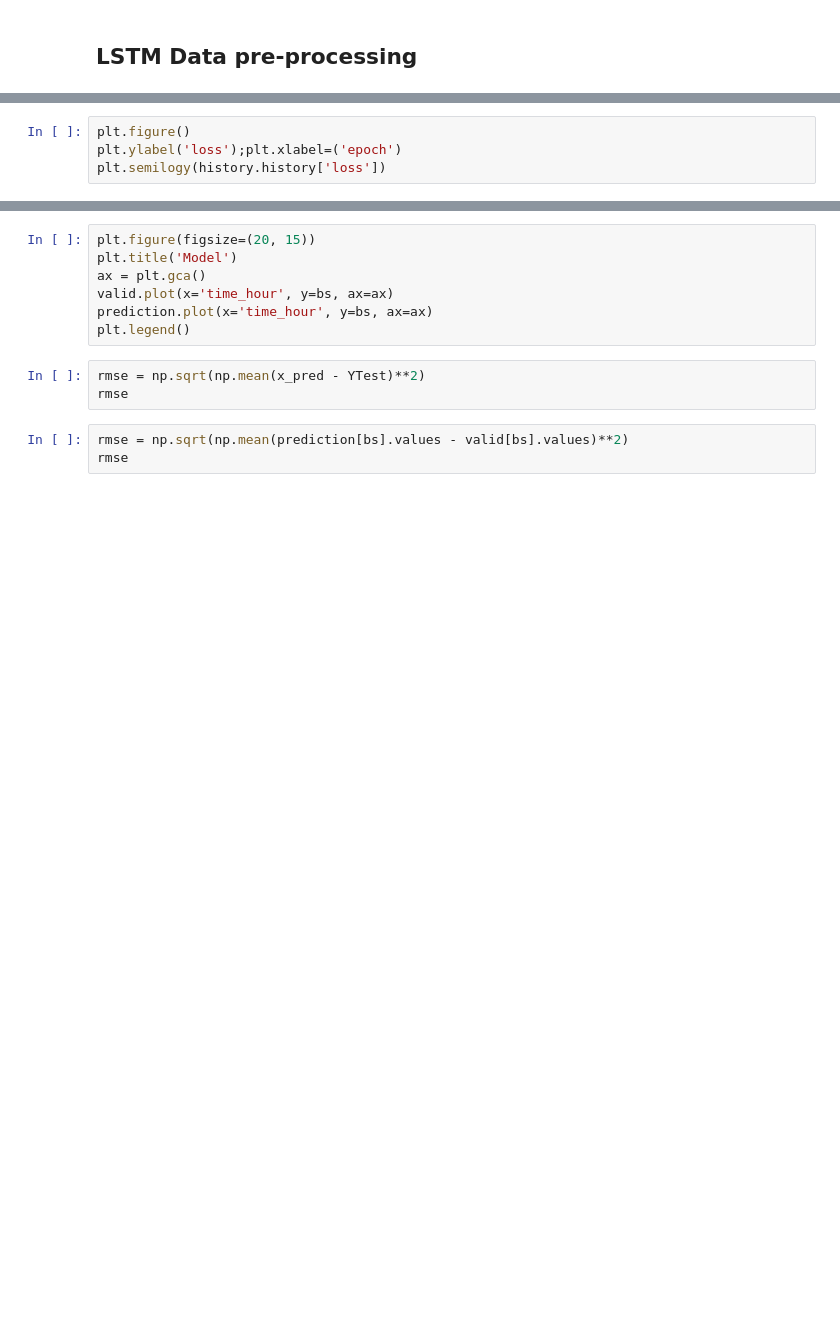
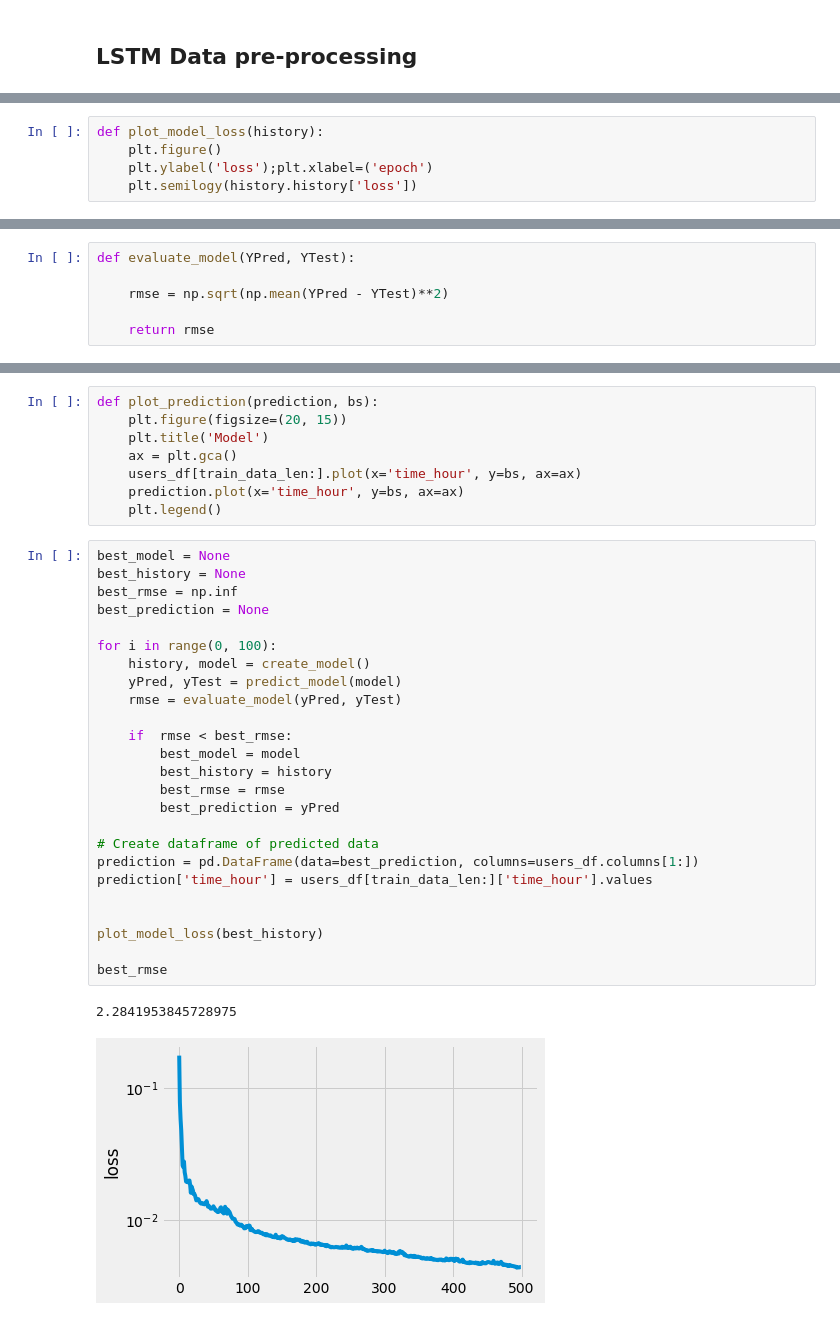
Before and after one commit to lucasBgabriel/traffic_forecasting, a Jupyter notebook: LSTM/LSTM Forecasting.ipynb, the cells around one changed output, grey strips where cells are left out. Drawn from its saved outputs; the diff is of its cells as text; blank space fills up the shorter version.

Commit message:
make 100 round to find the best model

```diff
--- a/LSTM/LSTM Forecasting.ipynb
+++ b/LSTM/LSTM Forecasting.ipynb
@@ -157,5 +113,6 @@ Epoch 206/500
 # %%
-plt.figure()
-plt.ylabel('loss');plt.xlabel=('epoch')
-plt.semilogy(history.history['loss'])
+def plot_model_loss(history):
+    plt.figure()
+    plt.ylabel('loss');plt.xlabel=('epoch')
+    plt.semilogy(history.history['loss'])
 # %%
@@ -181 +137,7 @@ prediction
+# %%
+def evaluate_model(YPred, YTest):
+
+    rmse = np.sqrt(np.mean(YPred - YTest)**2)
+
+    return rmse
 # %%
@@ -192,13 +156,36 @@ plt.legend()
 # %%
-plt.figure(figsize=(20, 15))
-plt.title('Model')
-ax = plt.gca()
-valid.plot(x='time_hour', y=bs, ax=ax)
-prediction.plot(x='time_hour', y=bs, ax=ax)
-plt.legend()
+def plot_prediction(prediction, bs):
+    plt.figure(figsize=(20, 15))
+    plt.title('Model')
+    ax = plt.gca()
+    users_df[train_data_len:].plot(x='time_hour', y=bs, ax=ax)
+    prediction.plot(x='time_hour', y=bs, ax=ax)
+    plt.legend()
-# %%
-rmse = np.sqrt(np.mean(x_pred - YTest)**2)
-rmse
-# %%
-rmse = np.sqrt(np.mean(prediction[bs].values - valid[bs].values)**2)
-rmse
+# %%
+best_model = None
+best_history = None
+best_rmse = np.inf
+best_prediction = None
+
+for i in range(0, 100):
+    history, model = create_model()
+    yPred, yTest = predict_model(model)
+    rmse = evaluate_model(yPred, yTest)
+
+    if  rmse < best_rmse:
+        best_model = model
+        best_history = history
+        best_rmse = rmse
+        best_prediction = yPred
+
+# Create dataframe of predicted data
+prediction = pd.DataFrame(data=best_prediction, columns=users_df.columns[1:])
+prediction['time_hour'] = users_df[train_data_len:]['time_hour'].values
+
+
+plot_model_loss(best_history)
+
+best_rmse
+# %% [output]
+2.2841953845728975
+[figure, added]
```
Also changed, not shown: parts of 19 cells of this notebook.
